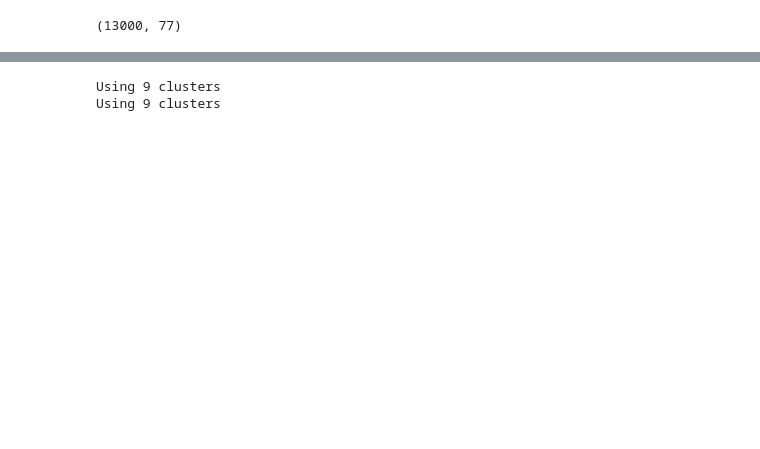
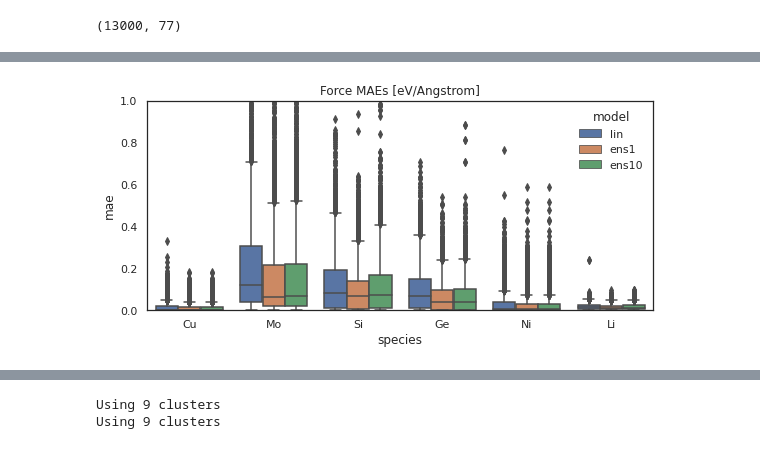
Before and after one commit to ClaudioZeni/Castle, a Jupyter notebook: notebooks/Zuo_test.ipynb, the cells around one changed output, grey strips where cells are left out. Saved outputs shown, nothing was run; the diff lists cells and outputs as text; code cells hidden in the pictures; blank space fills up the shorter version.

```diff
--- a/notebooks/Zuo_test.ipynb
+++ b/notebooks/Zuo_test.ipynb
@@ -146,0 +211,29 @@ MAE=0.052 RMSE=0.138 SUP=4.349 R2=0.979
+# %%
+import pandas as pd
+df_f = pd.DataFrame()
+df_en = pd.DataFrame()
+
+for s in rcuts.keys():
+    df1 = pd.DataFrame.from_dict(en_errs_lin[s])
+    df1['model'] = 'lin'
+    df2 = pd.DataFrame.from_dict(en_errs_ens1[s])
+    df2['model'] = 'ens1'
+    df3 = pd.DataFrame.from_dict(en_errs_ens10[s])
+    df3['model'] = 'ens10'
+    df = pd.concat([df1, df2, df3])
+    df = df.rename(columns = {0:'diff'})
+    df['mae'] = abs(df['diff'])
+    df['species'] = s
+    df_en = df_en.append(df)
+
+    df1 = pd.DataFrame.from_dict(force_errs_lin[s])
+    df1['model'] = 'lin'
+    df2 = pd.DataFrame.from_dict(force_errs_ens1[s])
+    df2['model'] = 'ens1'
+    df3 = pd.DataFrame.from_dict(force_errs_ens10[s])
+    df3['model'] = 'ens10'
+    df = pd.concat([df1, df2, df3])
+    df = df.rename(columns = {0:'diff'})
+    df['mae'] = abs(df['diff'])
+    df['species'] = s
+    df_f = df_f.append(df)
@@ -146,0 +244,11 @@ MAE=0.052 RMSE=0.138 SUP=4.349 R2=0.979
+# %%
+plt.figure(figsize = (8, 4))
+sns.boxplot(data = df_f, x = 'species', y = 'mae', hue = 'model')
+# plt.yscale('log')
+plt.ylim(0, 1)
+plt.legend(frameon=False, bbox_to_anchor = (1, 1), title = 'model')
+plt.title('Force MAEs [eV/Angstrom]')
+plt.tight_layout()
+plt.savefig("/home/claudio/postdoc/plots/zuo_ensamble_force_maes.pdf")
+# %% [output]
+[figure, added]
```
Also changed, not shown: parts of 21 cells of this notebook, 2 other files.
